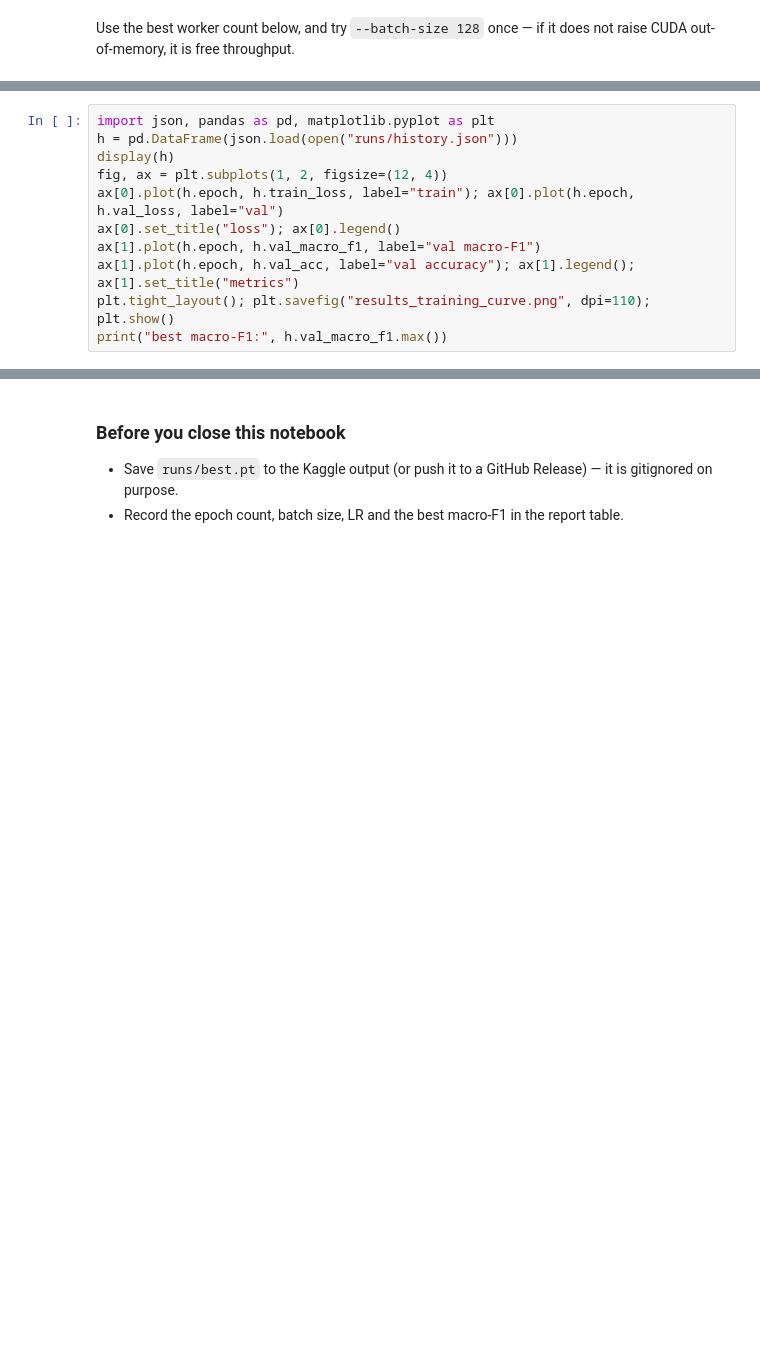
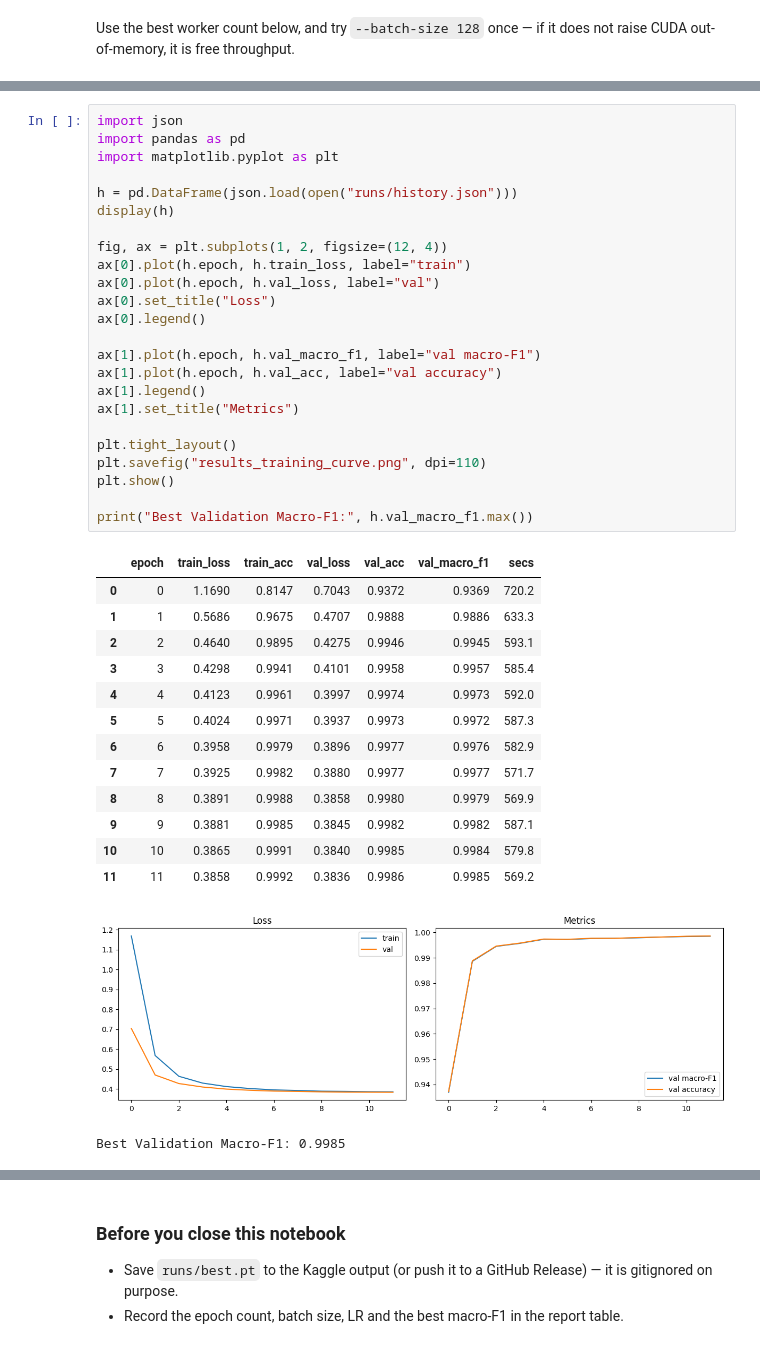
Before and after one commit to shankerjoshi/SKIT-DS-2023-2027-015, a Jupyter notebook: notebooks/02_train_disease.ipynb, the cells around one changed output, grey strips where cells are left out. Saved outputs shown, nothing was run; the diff lists cells and outputs as text; blank space fills up the shorter version.

```diff
--- a/notebooks/02_train_disease.ipynb
+++ b/notebooks/02_train_disease.ipynb
@@ -307,11 +366,40 @@ Use the best worker count below, and try `--batch-size 128` once — if it does
 # %%
-import json, pandas as pd, matplotlib.pyplot as plt
+import json
+import pandas as pd
+import matplotlib.pyplot as plt
+
 h = pd.DataFrame(json.load(open("runs/history.json")))
 display(h)
+
 fig, ax = plt.subplots(1, 2, figsize=(12, 4))
-ax[0].plot(h.epoch, h.train_loss, label="train"); ax[0].plot(h.epoch, h.val_loss, label="val")
-ax[0].set_title("loss"); ax[0].legend()
+ax[0].plot(h.epoch, h.train_loss, label="train")
+ax[0].plot(h.epoch, h.val_loss, label="val")
+ax[0].set_title("Loss")
+ax[0].legend()
+
 ax[1].plot(h.epoch, h.val_macro_f1, label="val macro-F1")
-ax[1].plot(h.epoch, h.val_acc, label="val accuracy"); ax[1].legend(); ax[1].set_title("metrics")
-plt.tight_layout(); plt.savefig("results_training_curve.png", dpi=110); plt.show()
-print("best macro-F1:", h.val_macro_f1.max())
+ax[1].plot(h.epoch, h.val_acc, label="val accuracy")
+ax[1].legend()
+ax[1].set_title("Metrics")
+
+plt.tight_layout()
+plt.savefig("results_training_curve.png", dpi=110)
+plt.show()
+
+print("Best Validation Macro-F1:", h.val_macro_f1.max())
+# %% [output]
+|  | epoch | train_loss | train_acc | val_loss | val_acc | val_macro_f1 | secs |
+| 0 | 0 | 1.1690 | 0.8147 | 0.7043 | 0.9372 | 0.9369 | 720.2 |
+| 1 | 1 | 0.5686 | 0.9675 | 0.4707 | 0.9888 | 0.9886 | 633.3 |
+| 2 | 2 | 0.4640 | 0.9895 | 0.4275 | 0.9946 | 0.9945 | 593.1 |
+| 3 | 3 | 0.4298 | 0.9941 | 0.4101 | 0.9958 | 0.9957 | 585.4 |
+| 4 | 4 | 0.4123 | 0.9961 | 0.3997 | 0.9974 | 0.9973 | 592.0 |
+| 5 | 5 | 0.4024 | 0.9971 | 0.3937 | 0.9973 | 0.9972 | 587.3 |
+| 6 | 6 | 0.3958 | 0.9979 | 0.3896 | 0.9977 | 0.9976 | 582.9 |
+| 7 | 7 | 0.3925 | 0.9982 | 0.3880 | 0.9977 | 0.9977 | 571.7 |
+| 8 | 8 | 0.3891 | 0.9988 | 0.3858 | 0.9980 | 0.9979 | 569.9 |
+| 9 | 9 | 0.3881 | 0.9985 | 0.3845 | 0.9982 | 0.9982 | 587.1 |
+| 10 | 10 | 0.3865 | 0.9991 | 0.3840 | 0.9985 | 0.9984 | 579.8 |
+| 11 | 11 | 0.3858 | 0.9992 | 0.3836 | 0.9986 | 0.9985 | 569.2 |
+[figure, added]
+Best Validation Macro-F1: 0.9985
```
Also changed, not shown: parts of 6 cells of this notebook.
